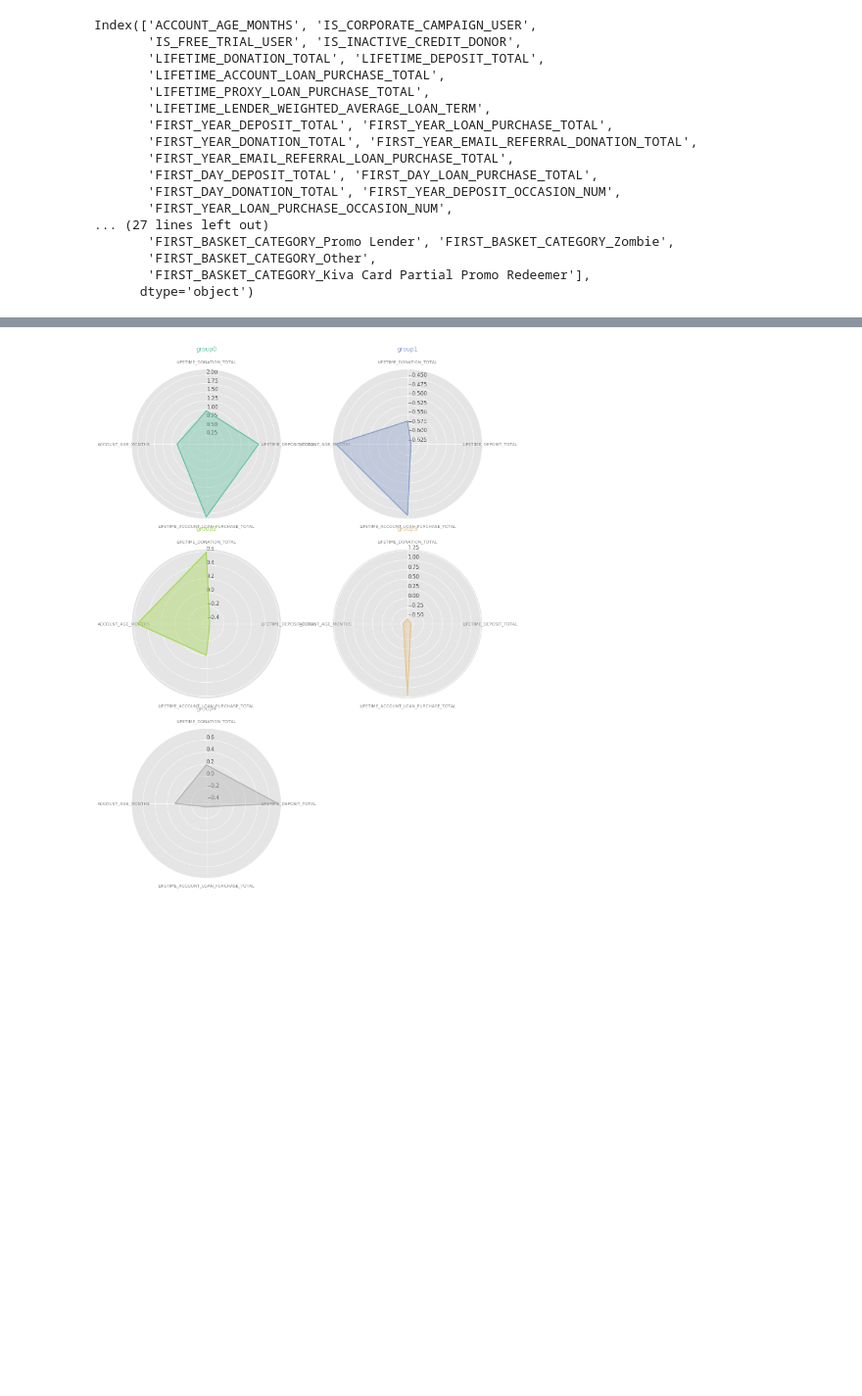
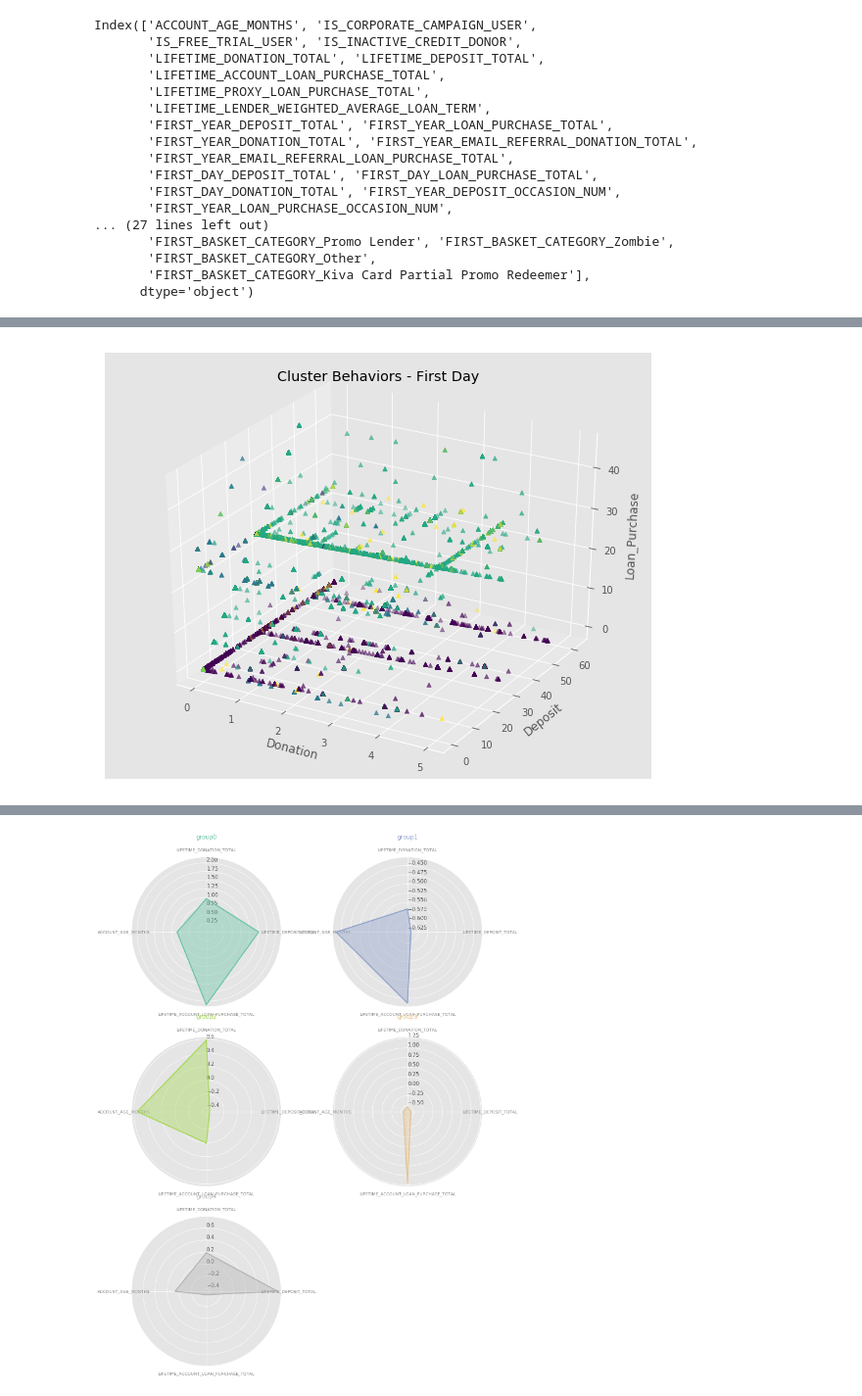
Before and after one commit to liyouzhang/Lender_Segmentations_Kiva, a Jupyter notebook: normal_drop_both_Kmeans.ipynb, the cells around one changed output, grey strips where cells are left out. Shown at 98% size. Cells and saved outputs as stored; diff of their text form; code cells hidden in the pictures; blank space fills up the shorter version.

```diff
--- a/normal_drop_both_Kmeans.ipynb
+++ b/normal_drop_both_Kmeans.ipynb
@@ -141,0 +261,5 @@ Index(['ACCOUNT_AGE_MONTHS', 'IS_CORPORATE_CAMPAIGN_USER',
+# %%
+plot_3D_kmeans(ndf_ww[['FIRST_DAY_DONATION_TOTAL',
+       'FIRST_DAY_DEPOSIT_TOTAL', 'FIRST_DAY_LOAN_PURCHASE_TOTAL']].values,ndf_ww['clustering_6d'],"Donation","Deposit","Loan_Purchase","Cluster Behaviors - First Day")
+# %% [output]
+[figure, added]
```
Also changed, not shown: parts of 40 cells of this notebook, 1 other file.
